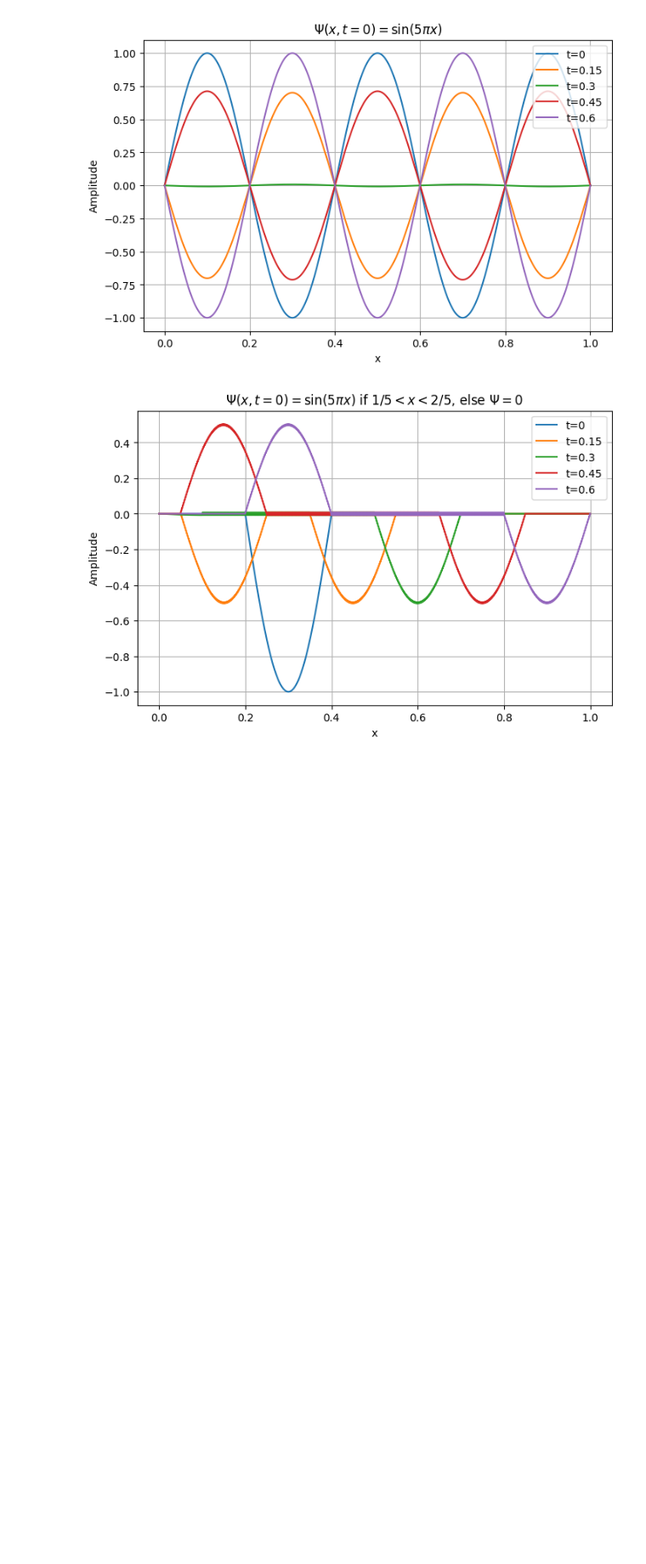
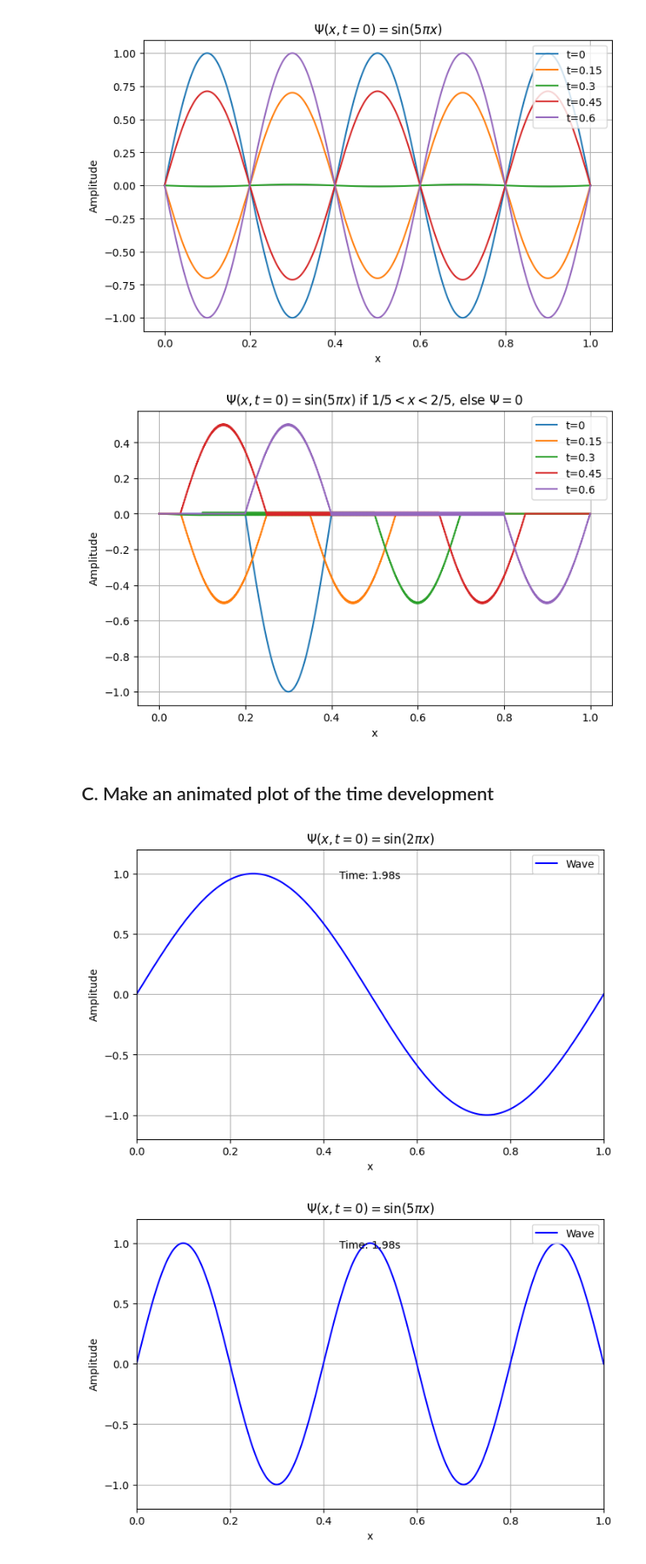
Before and after one commit to YuxinDong1010/ScientificComputingAssignment1, a Jupyter notebook: ABC.ipynb, the cells around one changed output. Shown at 85% size. Saved outputs shown, nothing was run; the diff lists cells and outputs as text; code cells hidden in the pictures; blank space fills up the shorter version.

```diff
--- a/ABC.ipynb
+++ b/ABC.ipynb
@@ -154,3 +154,52 @@ for i in range(3):
 [figure]
 [figure]
 [figure]
+# %% [markdown]
+## C. Make an animated plot of the time development
+# %%
+# Precomputed results from question B
+Psi_results = [Psi_case1, Psi_case2, Psi_case3]
+titles = [
+    r'$\Psi(x, t=0) = \sin(2\pi x)$',
+    r'$\Psi(x, t=0) = \sin(5\pi x)$',
+    r'$\Psi(x, t=0) = \sin(5\pi x)$ if $1/5<x<2/5$, else $\Psi=0$'
+]
+filenames = ["C_result1.mp4", "C_result2.mp4", "C_result3.mp4"]
+
+# Animation settings
+fps = 60
+frames_num = int(T * fps)
+indices = np.linspace(0, Psi_case1.shape[1] - 1, frames_num).astype(int)  # Select frames
+
+# Loop through all three cases
+for i in range(3):
+    Psi_selected = Psi_results[i][:, indices]  # Select sampled frames
+    fig, ax = plt.subplots(figsize=(8, 5))
+    line, = ax.plot(x_values, Psi_selected[:, 0], 'b-', label="Wave")
+    ax.set_xlim(0, L)
+    ax.set_ylim(-1.2, 1.2)
+    ax.set_xlabel("x")
+    ax.set_ylabel("Amplitude")
+    ax.set_title(titles[i])
+    ax.legend()
+    ax.grid()
+    time_text = ax.text(0.5, 0.9, '', transform=ax.transAxes, ha="center")
+
+    # Animation update function
+    def update(frame):
+        """Update wave plot for each frame."""
+        line.set_ydata(Psi_selected[:, frame])  # Update wave data
+        time_text.set_text(f'Time: {frame / fps:.2f}s')  # Display current time
+        return line, time_text
+
+    # Create animation
+    ani = animation.FuncAnimation(fig, update, frames=frames_num, interval=1000 / fps, blit=True)
+
+    # Save animation
+    ani.save(filenames[i], fps=fps, writer="ffmpeg")
+
+    # Show animation
+    plt.show()
+# %% [output]
+[figure, added]
+[figure, added]
```
Also changed, not shown: parts of 5 cells of this notebook, 3 other files.
